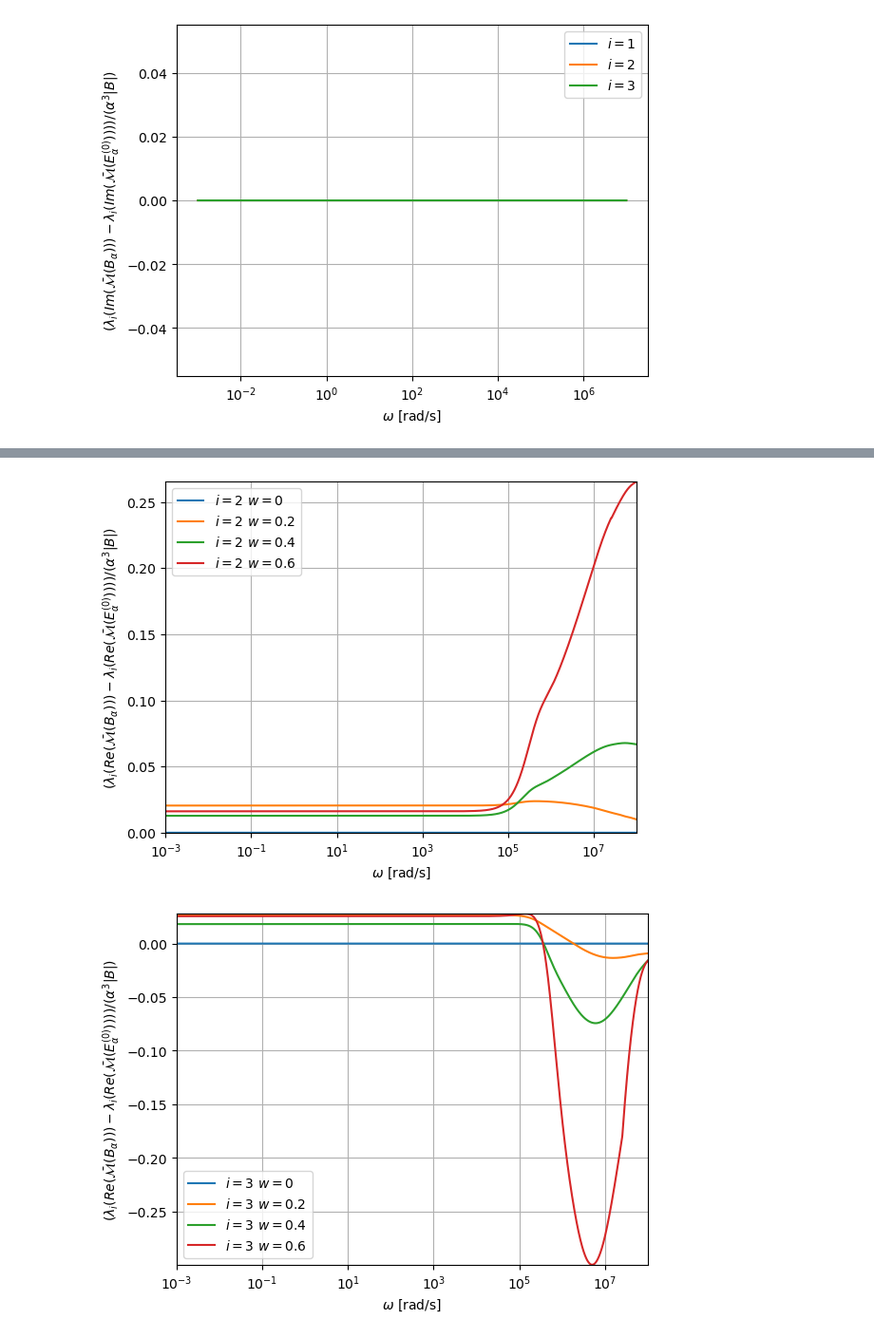
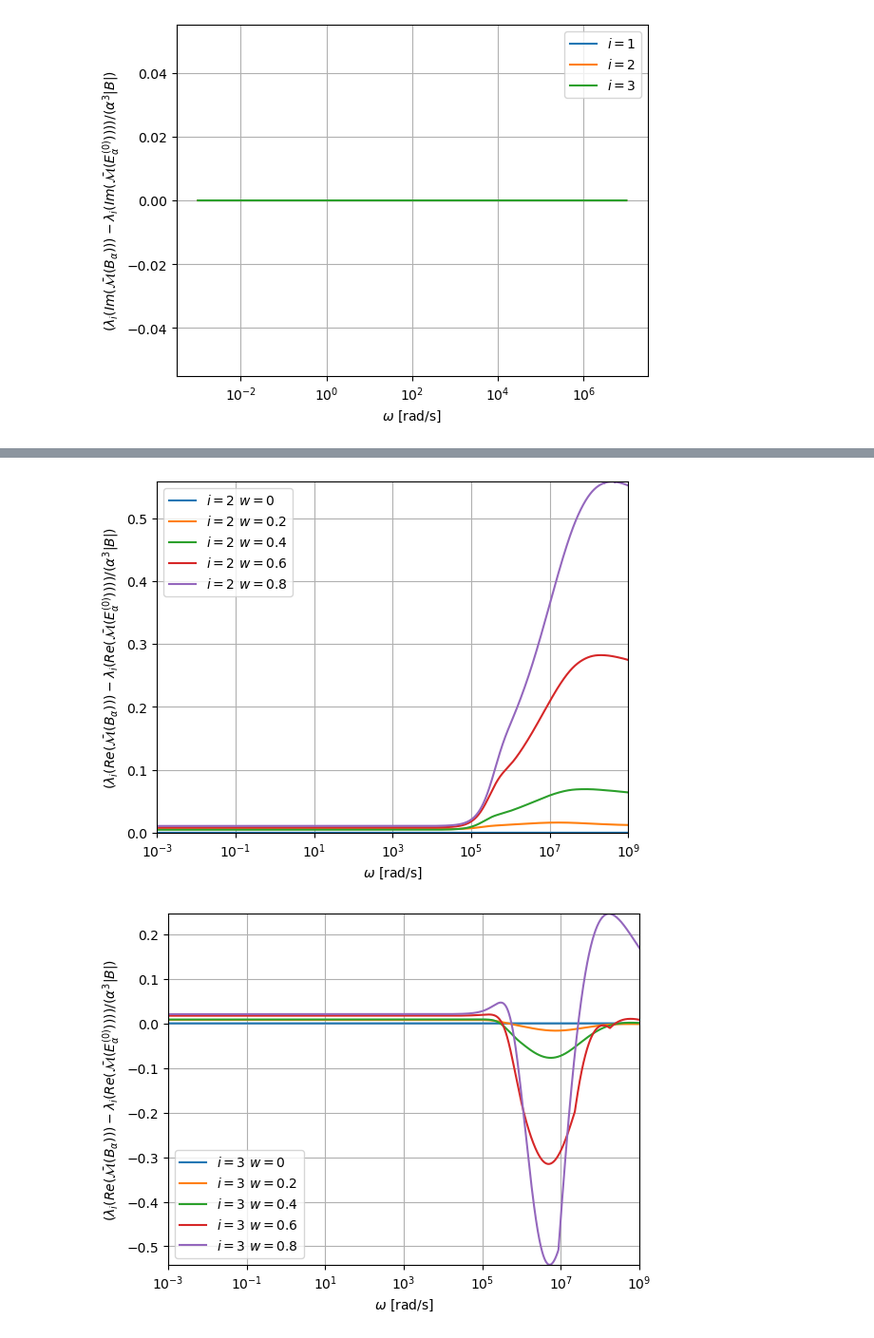
Before and after one commit to MPT-Calculator/MPT-Calculator, a Jupyter notebook: dumbbell_spectrum_results_varyw.ipynb, the cells around one changed output, grey strips where cells are left out. Shown at 95% size. Cells and saved outputs as stored; diff of their text form; code cells hidden in the pictures.

```diff
--- a/dumbbell_spectrum_results_varyw.ipynb
+++ b/dumbbell_spectrum_results_varyw.ipynb
@@ -482,7 +577,7 @@ def yaxis(Omega,y,xmin,xmax,ymin,ymax):
     return ymin,ymax
 # %%
 xmin=1e-3
-xmax=1e8
+xmax=1e9
 ymin=np.zeros(6)
 ymax=np.zeros(6)
 for i in range(3):
@@ -501,6 +596,10 @@ for i in range(3):
     plt.semilogx(Omega,np.real(diff_Eigenvalues_db0_6_ellip_minf[:,i])/(alpha**3*vol6),label=r"$i=$"+str(i+1)+" $w=0.6$")
     ymin[i],ymax[i]=yaxis(Omega,np.real(diff_Eigenvalues_db0_6_ellip_minf[:,i])/(alpha**3*vol6),xmin,xmax,ymin[i],ymax[i])
 
+    plt.semilogx(Omega,np.real(diff_Eigenvalues_db0_8_ellip_minf[:,i])/(alpha**3*vol8),label=r"$i=$"+str(i+1)+" $w=0.8$")
+    ymin[i],ymax[i]=yaxis(Omega,np.real(diff_Eigenvalues_db0_8_ellip_minf[:,i])/(alpha**3*vol8),xmin,xmax,ymin[i],ymax[i])
+
+
 
     plt.figure(3+i)
     plt.semilogx(Omega,np.imag(diff_Eigenvalues_db0_ellip_minf[:,i])/(alpha**3*vol0),label=r"$i=$"+str(i+1)+" $w=0$")
@@ -515,6 +614,9 @@ for i in range(3):
 
     plt.semilogx(Omega,np.imag(diff_Eigenvalues_db0_6_ellip_minf[:,i])/(alpha**3*vol6),label=r"$i=$"+str(i+1)+" $w=0.6$")
     ymin[3+i],ymax[3+i]=yaxis(Omega,np.imag(diff_Eigenvalues_db0_6_ellip_minf[:,i])/(alpha**3*vol6),xmin,xmax,ymin[i+3],ymax[i+3])
+
+    plt.semilogx(Omega,np.imag(diff_Eigenvalues_db0_8_ellip_minf[:,i])/(alpha**3*vol8),label=r"$i=$"+str(i+1)+" $w=0.8$")
+    ymin[3+i],ymax[3+i]=yaxis(Omega,np.imag(diff_Eigenvalues_db0_8_ellip_minf[:,i])/(alpha**3*vol8),xmin,xmax,ymin[i+3],ymax[i+3])
 
 
 for i in range(3):
@@ -535,7 +637,7 @@ for i in range(3):
     plt.ylabel(r"$(\lambda_i ( Im(\bar{\cal M} (B_\alpha )) )- \lambda_i (Im(\bar{\cal M} ( E_\alpha^{( \infty) } ) ) )) /(\alpha^3 |B|)$")
     plt.grid()
     plt.legend()
-    plt.xlim([1e-3,1e8])
+    plt.xlim([xmin,xmax])
     plt.ylim([ymin[3+i],ymax[3+i]])
 
     plt.savefig("my_plots/dumbbell/diff_eigenvalues_varyw_minf_im_lam"+str(i+1)+".pdf")
@@ -551,6 +653,6 @@ plt.show()
 # %%
 xmin=1e-3
-xmax=1e8
+xmax=1e9
 ymin=np.zeros(6)
 ymax=np.zeros(6)
 for i in range(3):
@@ -570,6 +672,10 @@ for i in range(3):
     ymin[i],ymax[i]=yaxis(Omega,np.real(diff_Eigenvalues_db0_6_ellip_n0[:,i])/(alpha**3*vol6),xmin,xmax,ymin[i],ymax[i])
 
 
+    plt.semilogx(Omega,np.real(diff_Eigenvalues_db0_8_ellip_n0[:,i])/(alpha**3*vol8),label=r"$i=$"+str(i+1)+" $w=0.8$")
+    ymin[i],ymax[i]=yaxis(Omega,np.real(diff_Eigenvalues_db0_8_ellip_n0[:,i])/(alpha**3*vol8),xmin,xmax,ymin[i],ymax[i])
+
+
     plt.figure(3+i)
     plt.semilogx(Omega,np.imag(diff_Eigenvalues_db0_ellip_n0[:,i])/(alpha**3*vol0),label=r"$i=$"+str(i+1)+" $w=0$")
     ymin[3+i],ymax[3+i]=yaxis(Omega,np.imag(diff_Eigenvalues_db0_ellip_n0[:,i])/(alpha**3*vol0),xmin,xmax,ymin[i+3],ymax[i+3])
@@ -582,6 +688,9 @@ for i in range(3):
 
     plt.semilogx(Omega,np.imag(diff_Eigenvalues_db0_6_ellip_n0[:,i])/(alpha**3*vol6),label=r"$i=$"+str(i+1)+" $w=0.6$")
     ymin[3+i],ymax[3+i]=yaxis(Omega,np.imag(diff_Eigenvalues_db0_6_ellip_n0[:,i])/(alpha**3*vol6),xmin,xmax,ymin[i+3],ymax[i+3])
+
+    plt.semilogx(Omega,np.imag(diff_Eigenvalues_db0_8_ellip_n0[:,i])/(alpha**3*vol6),label=r"$i=$"+str(i+1)+" $w=0.8$")
+    ymin[3+i],ymax[3+i]=yaxis(Omega,np.imag(diff_Eigenvalues_db0_8_ellip_n0[:,i])/(alpha**3*vol8),xmin,xmax,ymin[i+3],ymax[i+3])
 
 
 for i in range(3):
@@ -603,7 +712,7 @@ for i in range(3):
     plt.ylabel(r"$(\lambda_i ( Im(\bar{\cal M} (B_\alpha )) )- \lambda_i (Im(\bar{\cal M} ( E_\alpha^{( 0) } ) ) )) /(\alpha^3 |B|)$")
     plt.grid()
     plt.legend()
-    plt.xlim([1e-3,1e8])
+    plt.xlim([xmin,xmax])
     plt.ylim([ymin[3+i],ymax[3+i]])
     plt.savefig("my_plots/dumbbell/diff_eigenvalues_varyw_n0_im_lam"+str(i+1)+".pdf")
 
@@ -613,2 +722,2 @@ plt.show()
-[figure, old version]
+[figure, new version]
-[figure, old version]
+[figure, new version]
```
Also changed, not shown: parts of 11 cells of this notebook, 52 other files.
